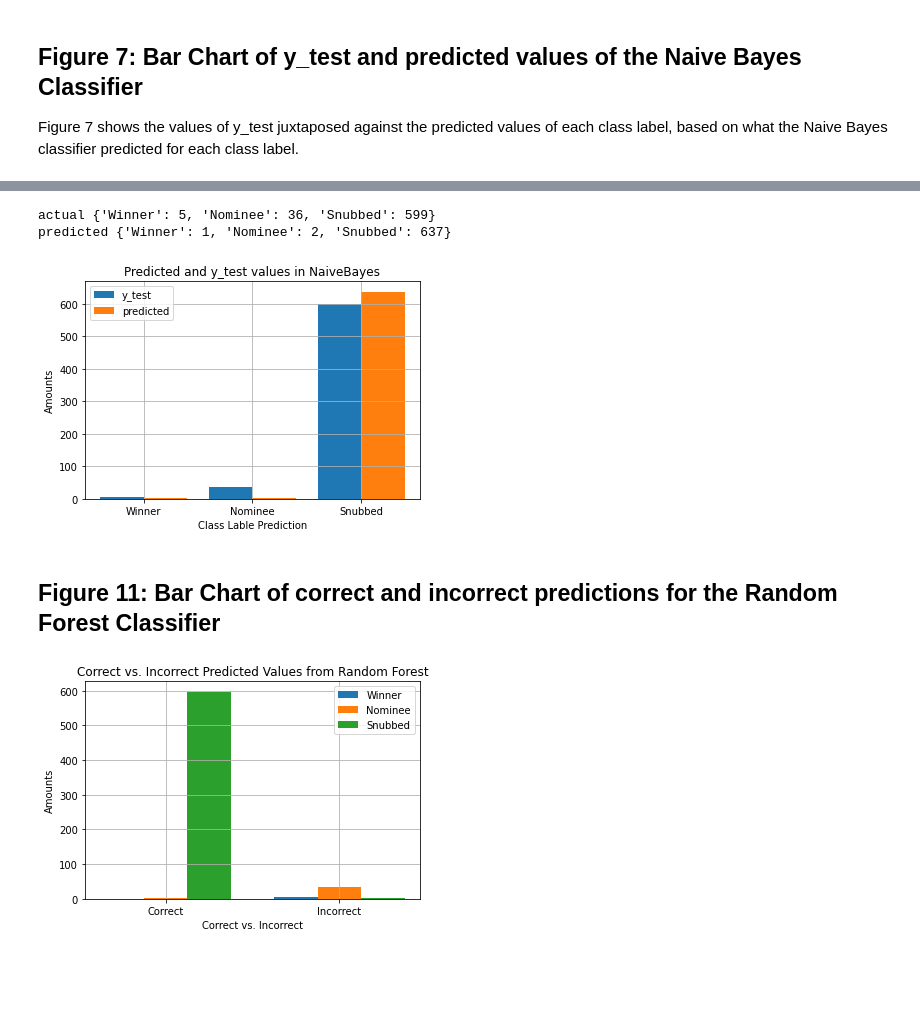
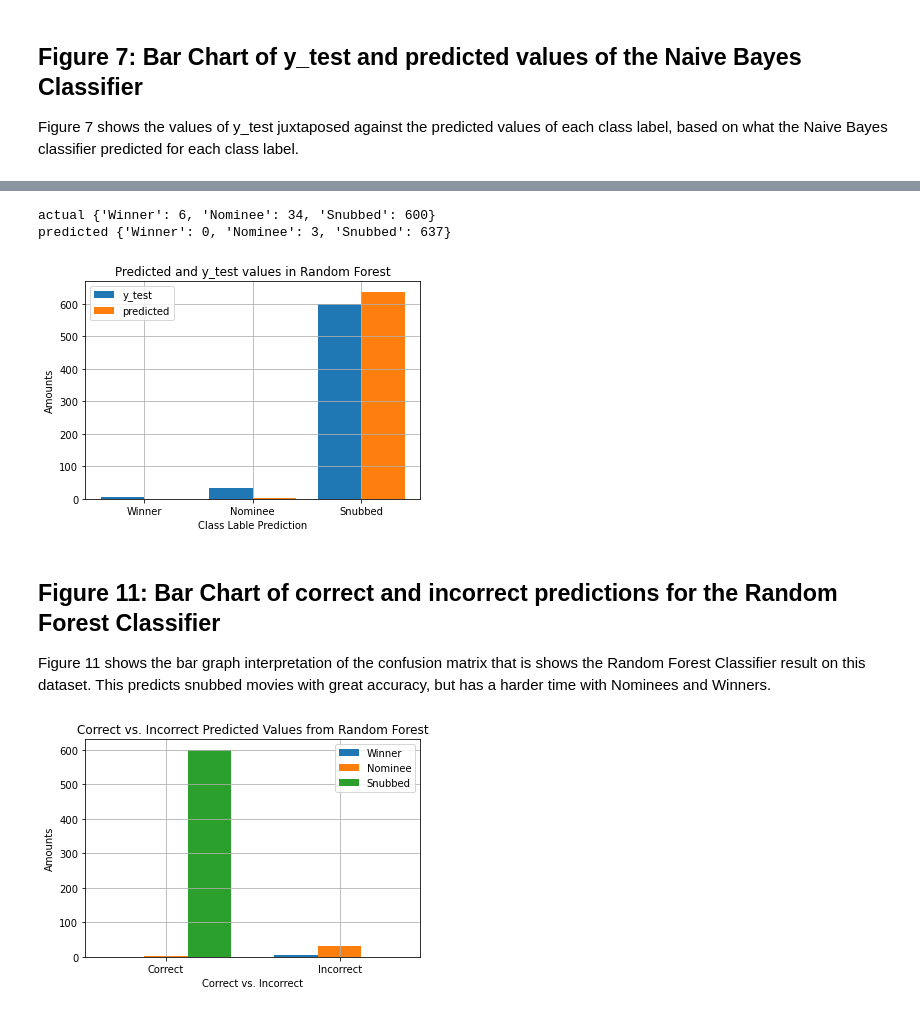
Before and after one commit to hannahnvc/CPSC322-Final-Project, a Jupyter notebook: Final_Movie_Project.ipynb, the cells around one changed output, grey strips where cells are left out. Cells and saved outputs as stored; diff of their text form; code cells hidden in the pictures; blank space fills up the shorter version.

```diff
--- a/Final_Movie_Project.ipynb
+++ b/Final_Movie_Project.ipynb
@@ -382,39 +391,42 @@ for item in remainder_set_indices:
 X_test2 = []
 y_test2 = []
 for item in test_set_indices:
     X_test2.append(X_half_edit[item])
     y_test2.append(y_half[item])
 
 # classify with random forest
 RandomForest = MyRandomForest()
 RandomForest.fit(X_train2, y_train2, 20, 10, 4, header)
 predict_1 = RandomForest.predict(X_test)
 test_dict = myutils.create_dictionary_labels(y_test, ["Winner", "Nominee", "Snubbed"])
 predicted_dict = myutils.create_dictionary_labels(predict_1, ["Winner", "Nominee", "Snubbed"])
 
 # confusion matrix
 myevaluation.confusion_matrix(y_test, predict_1, ["Winner", "Nominee", "Snubbed"])
 
 # dictionaries and bar chart
 test_dict = myutils.create_dictionary_labels(y_test, ["Winner", "Nominee", "Snubbed"])
 print("actual", test_dict)
 lst1_vals = list(test_dict.keys())
 lst1_counts = list(test_dict.values())
 
 predicted_dict = myutils.create_dictionary_labels(predict_1, ["Winner", "Nominee", "Snubbed"])
 print("predicted", predicted_dict)
 lst2_vals = list(predicted_dict.keys())
 lst2_counts = list(predicted_dict.values())
 
 myevaluation.confusion_matrix(y_test, predict_1, ["Winner", "Nominee", "Snubbed"])
 
-plot_utils.make_multiple_bar_graphs(lst1_vals, lst2_vals, lst1_counts, lst2_counts, "Predicted and y_test values in NaiveBayes", "Class Lable Prediction", "Amounts", "y_test", "predicted")
+plot_utils.make_multiple_bar_graphs(lst1_vals, lst2_vals, lst1_counts, lst2_counts, "Predicted and y_test values in Random Forest", "Class Lable Prediction", "Amounts", "y_test", "predicted")
 # %% [output]
-actual {'Winner': 5, 'Nominee': 36, 'Snubbed': 599}
-predicted {'Winner': 1, 'Nominee': 2, 'Snubbed': 637}
+actual {'Winner': 6, 'Nominee': 34, 'Snubbed': 600}
+predicted {'Winner': 0, 'Nominee': 3, 'Snubbed': 637}
-[figure, old version]
+[figure, new version]
-# %% [markdown]
-## Figure 11: Bar Chart of correct and incorrect predictions for the Random Forest Classifier
+# %% [markdown]
+## Figure 11: Bar Chart of correct and incorrect predictions for the Random Forest Classifier
+
+
+Figure 11 shows the bar graph interpretation of the confusion matrix that is shows the Random Forest Classifier result on this dataset. This predicts snubbed movies with great accuracy, but has a harder time with Nominees and Winners.
 # %%
 win_vals = myevaluation.confusion_matrix(y_test, predict_1, ["Winner", "Nominee", "Snubbed"])[0]
 nominee_vals = myevaluation.confusion_matrix(y_test, predict_1, ["Winner", "Nominee", "Snubbed"])[1]
```
Also changed, not shown: parts of 11 cells of this notebook, 4 other files.
